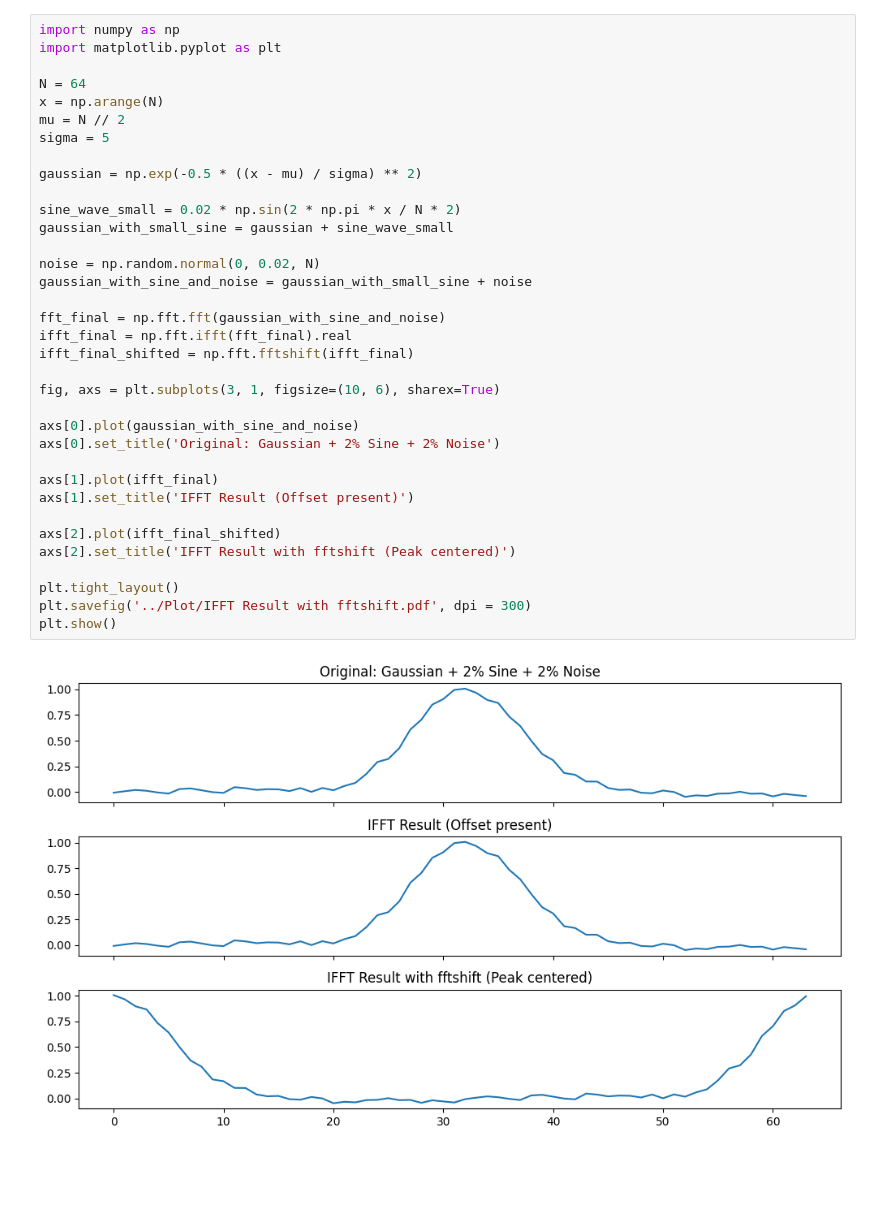
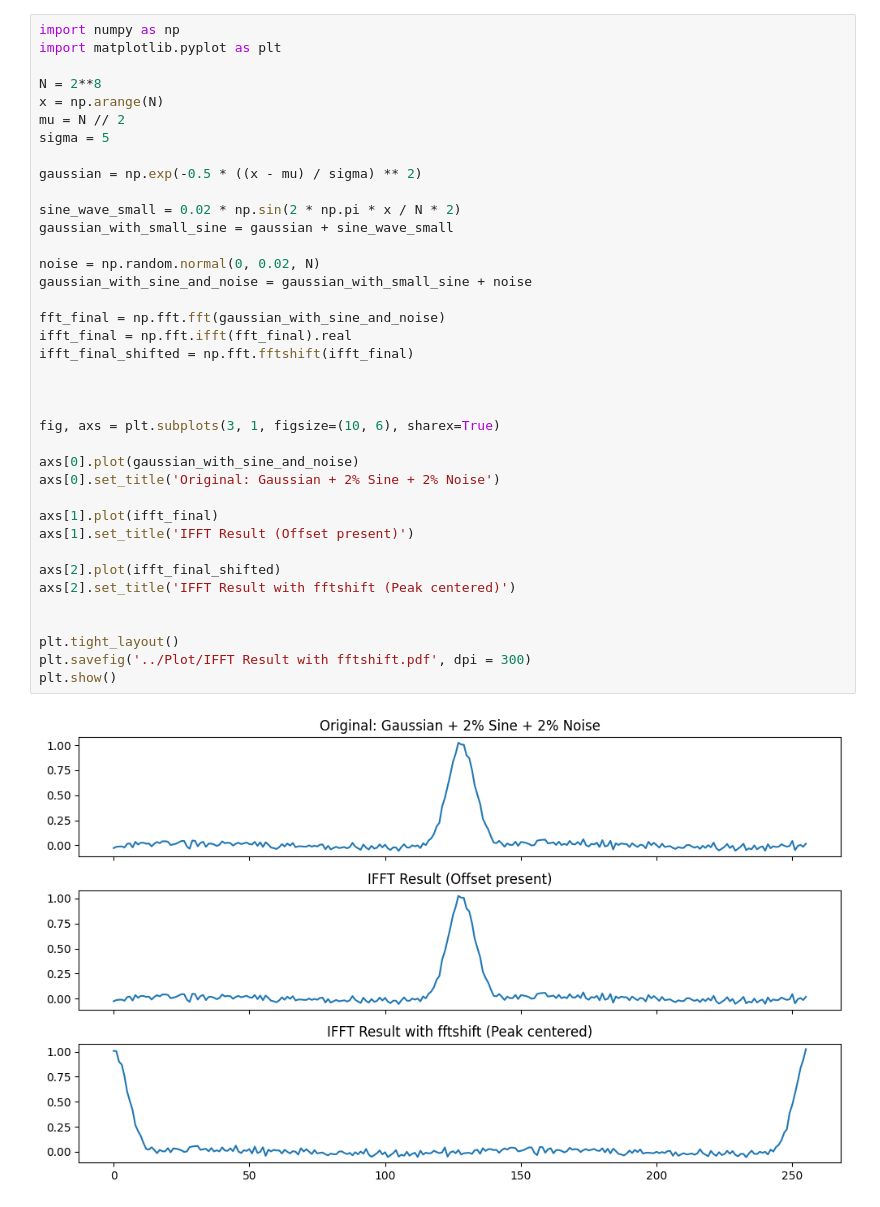
Before and after one commit to Gauss963/PSU-Dynamic-Strain, a Jupyter notebook: Code/FFT-iFFT.ipynb, the cells around one changed output. Drawn from its saved outputs; the diff is of its cells as text; blank space fills up the shorter version.

```diff
--- a/Code/FFT-iFFT.ipynb
+++ b/Code/FFT-iFFT.ipynb
@@ -2,36 +2,39 @@
 import numpy as np
 import matplotlib.pyplot as plt
 
-N = 64
+N = 2**8
 x = np.arange(N)
 mu = N // 2
 sigma = 5
 
 gaussian = np.exp(-0.5 * ((x - mu) / sigma) ** 2)
 
 sine_wave_small = 0.02 * np.sin(2 * np.pi * x / N * 2)
 gaussian_with_small_sine = gaussian + sine_wave_small
 
 noise = np.random.normal(0, 0.02, N)
 gaussian_with_sine_and_noise = gaussian_with_small_sine + noise
 
 fft_final = np.fft.fft(gaussian_with_sine_and_noise)
 ifft_final = np.fft.ifft(fft_final).real
 ifft_final_shifted = np.fft.fftshift(ifft_final)
 
+
+
 fig, axs = plt.subplots(3, 1, figsize=(10, 6), sharex=True)
 
 axs[0].plot(gaussian_with_sine_and_noise)
 axs[0].set_title('Original: Gaussian + 2% Sine + 2% Noise')
 
 axs[1].plot(ifft_final)
 axs[1].set_title('IFFT Result (Offset present)')
 
 axs[2].plot(ifft_final_shifted)
 axs[2].set_title('IFFT Result with fftshift (Peak centered)')
 
+
 plt.tight_layout()
 plt.savefig('../Plot/IFFT Result with fftshift.pdf', dpi = 300)
 plt.show()
 # %% [output]
-[figure, old version]
+[figure, new version]
```
Also changed, not shown: 1 other file.
